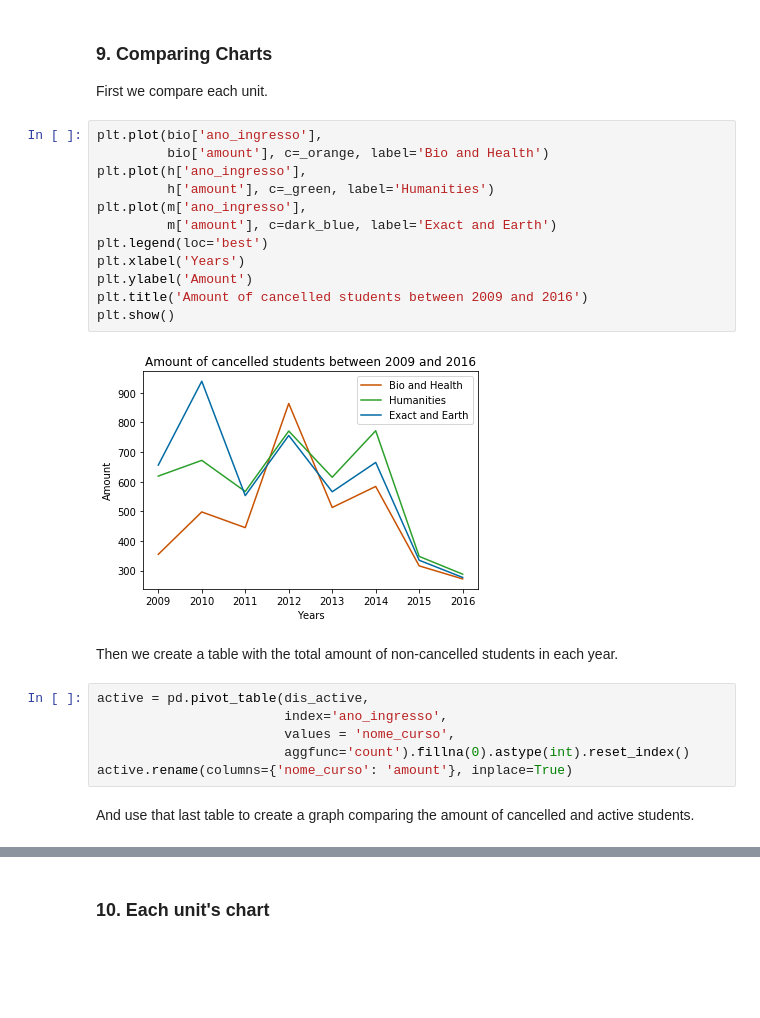
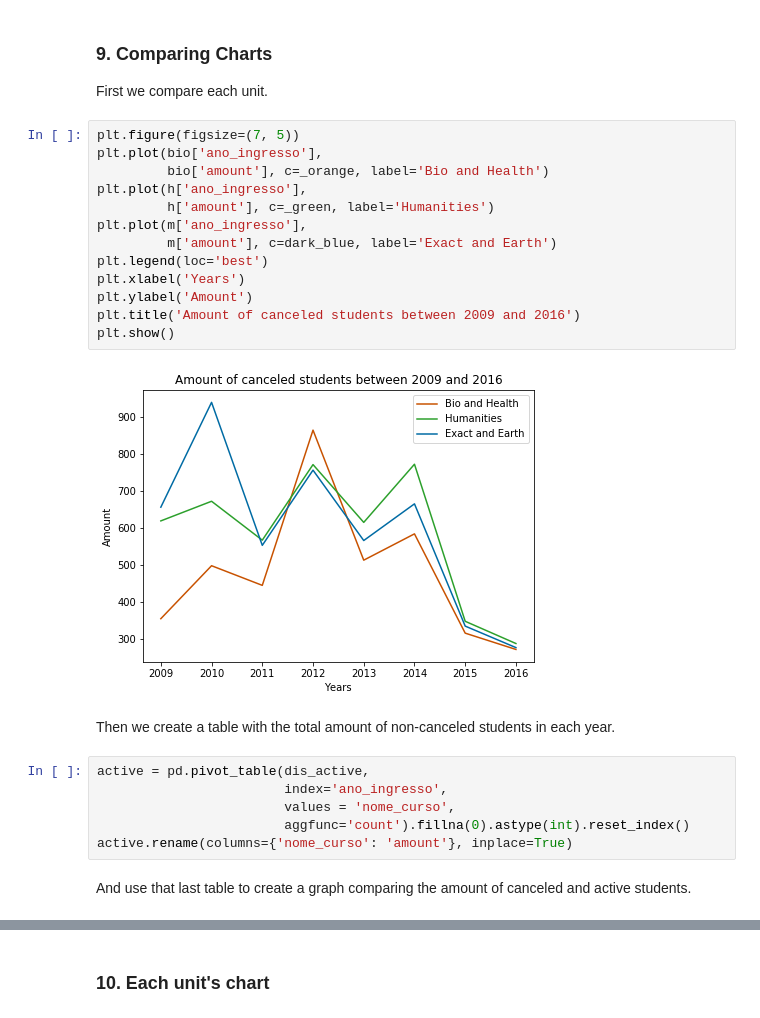
Before and after one commit to bigodel/UFRN-course-analysis, a Jupyter notebook: course_analysis.ipynb, the cells around one changed output, grey strips where cells are left out. Saved outputs shown, nothing was run; the diff lists cells and outputs as text; blank space fills up the shorter version.

```diff
--- a/course_analysis.ipynb
+++ b/course_analysis.ipynb
@@ -452,21 +451,22 @@ plt.show()
 
 First we compare each unit.
 # %%
+plt.figure(figsize=(7, 5))
 plt.plot(bio['ano_ingresso'],
          bio['amount'], c=_orange, label='Bio and Health')
 plt.plot(h['ano_ingresso'],
          h['amount'], c=_green, label='Humanities')
 plt.plot(m['ano_ingresso'],
          m['amount'], c=dark_blue, label='Exact and Earth')
 plt.legend(loc='best')
 plt.xlabel('Years')
 plt.ylabel('Amount')
-plt.title('Amount of cancelled students between 2009 and 2016')
+plt.title('Amount of canceled students between 2009 and 2016')
 plt.show()
 # %% [output]
-[figure, old version]
+[figure, new version]
 # %% [markdown]
-Then we create a table with the total amount of non-cancelled students in each year.
+Then we create a table with the total amount of non-canceled students in each year.
 # %%
 active = pd.pivot_table(dis_active,
                         index='ano_ingresso',
@@ -474,6 +474,6 @@ active = pd.pivot_table(dis_active,
                         aggfunc='count').fillna(0).astype(int).reset_index()
 active.rename(columns={'nome_curso': 'amount'}, inplace=True)
 # %% [markdown]
-And use that last table to create a graph comparing the amount of cancelled and active students.
+And use that last table to create a graph comparing the amount of canceled and active students.
 # %%
 plt.plot(x['ano_ingresso'],
```
Also changed, not shown: parts of 26 cells of this notebook.
